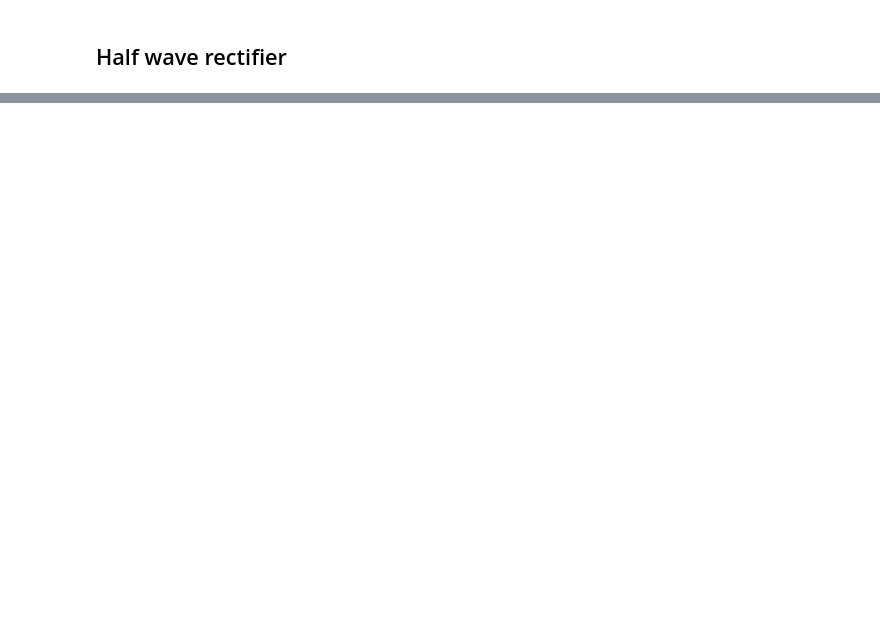
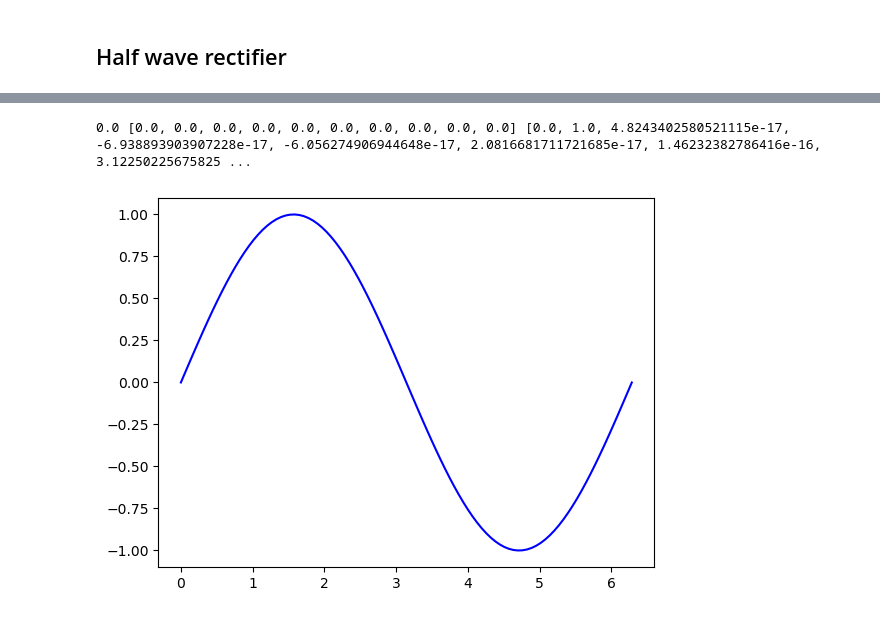
Before and after one commit to navgaur/Mathematical-Physics-III, a Jupyter notebook: Fourier.ipynb, the cells around one changed output, grey strips where cells are left out. Cells and saved outputs as stored; diff of their text form; code cells hidden in the pictures; blank space fills up the shorter version.

```diff
--- a/Fourier.ipynb
+++ b/Fourier.ipynb
@@ -484,0 +142,49 @@ plt.show()
+# %%
+import numpy as np
+import matplotlib.pyplot as plt
+from scipy.integrate import quad
+from scipy.integrate import simps
+
+from math import *
+
+
+def ff(x):
+    if (x >= np.pi):
+        result = 0
+    else:
+        result = np.sin(x)
+    return result
+
+x=np.linspace(0,2*np.pi,100)
+
+#y=ff(x)
+
+fc=lambda x:ff(x)*cos(i*x)
+fs=lambda x:ff(x)*sin(i*x)
+
+An=[]
+Bn=[]
+
+n=10
+i=0
+a0=quad(fc,-np.pi,np.pi)[0]*(1/np.pi)
+sum=a0/2
+An=[]
+Bn=[]
+for i in range(n):
+    an=quad(fc,-np.pi,np.pi)[0]*(1/np.pi)
+    An.append(an)
+    bn=quad(fs,-np.pi,np.pi)[0]*(1/np.pi)
+    Bn.append(bn)
+
+print(a0,An,Bn)
+
+for i in range(n):
+    sum= sum + An[i]*np.cos(i*x) + Bn[i]*np.sin(i*x)
+
+#plt.plot(x,y,'r--')
+plt.plot(x,sum,'b')
+plt.show()
+# %% [output]
+0.0 [0.0, 0.0, 0.0, 0.0, 0.0, 0.0, 0.0, 0.0, 0.0, 0.0] [0.0, 1.0, 4.8243402580521115e-17, -6.938893903907228e-17, -6.056274906944648e-17, 2.0816681711721685e-17, 1.46232382786416e-16, 3.12250225675825 ...
+[figure, added]
```
Also changed, not shown: parts of 16 cells of this notebook.
